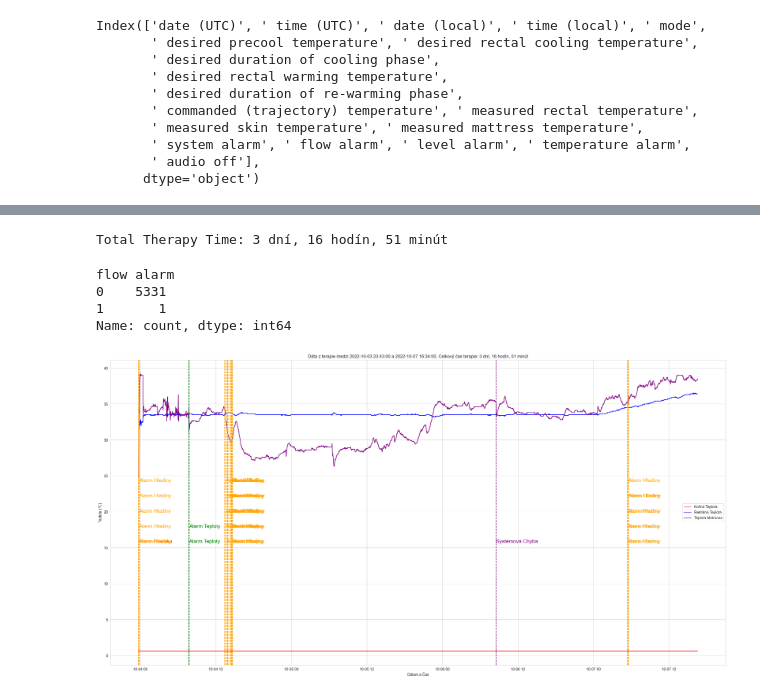
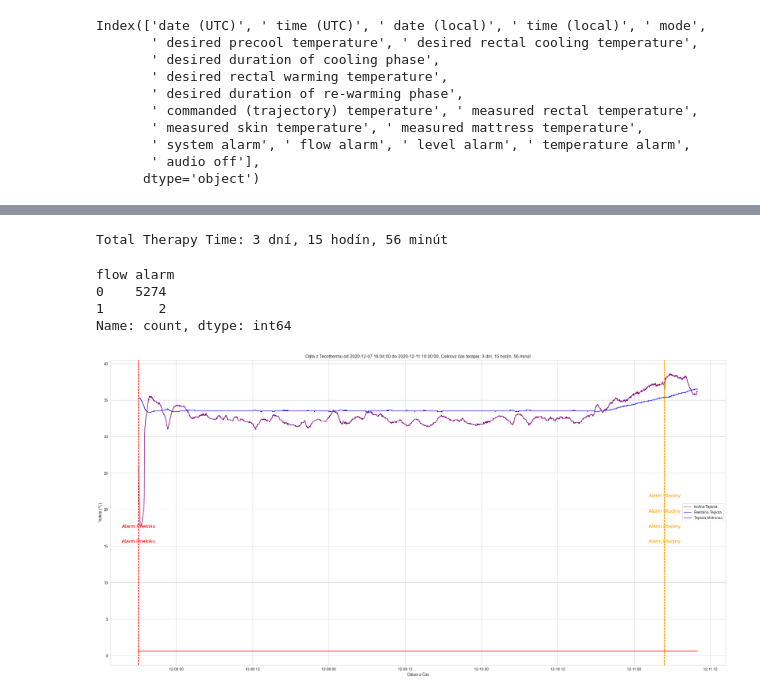
Before and after one commit to igikiss/Portfolio, a Jupyter notebook: OAM/Tecotherm-1.ipynb, the cells around one changed output, grey strips where cells are left out. Saved outputs shown, nothing was run; the diff lists cells and outputs as text; code cells hidden in the pictures.

```diff
--- a/OAM/Tecotherm-1.ipynb
+++ b/OAM/Tecotherm-1.ipynb
@@ -14,7 +14,7 @@ def read_data(file):
 
     return data
 # %%
-data = read_data('/Volumes/NO NAME/log/20221003_234221.csv')
+data = read_data('/Volumes/NO NAME/log/20201207_180305.csv')
 # %%
 data.columns
 # %% [output]
@@ -103,14 +120,14 @@ total_therapy_time = f"{days} dní, {hours} hodín, {minutes} minút"
 
 print("Total Therapy Time:", total_therapy_time)
 # %% [output]
-Total Therapy Time: 3 dní, 16 hodín, 51 minút
+Total Therapy Time: 3 dní, 15 hodín, 56 minút
 # %%
 alarms = data['flow alarm'].value_counts()
 alarms
 # %% [output]
 flow alarm
-0    5331
-1       1
+0    5274
+1       2
 Name: count, dtype: int64
 # %%
 flow_alarm = data[data['flow alarm'] == 1]['datetime (local)']
@@ -138,21 +155,21 @@ def vertical_alarm_line(alarm_data: List[float], color: str, text: str) -> None:
 # %%
 sns.set_style('whitegrid')
 plt.figure(figsize=(30, 15))
 sns.lineplot(x='datetime (local)', y='measured skin temperature', data=data, color='red', label='Kožná Teplota')
 sns.lineplot(x='datetime (local)', y='measured rectal temperature', data=data, color='blue', label='Rektálna Teplota')
 sns.lineplot(x='datetime (local)', y='measured mattress temperature', data=data, color='purple', label='Teplota Matracea')
 #sns.lineplot(x='datetime (local)', y='desired rectal warming temperature', data=data, color='green', label='Požadovaná Teplota', linestyle='-.')
 vertical_alarm_line(temperature_alarm, 'green', 'Alarm Teploty')
 vertical_alarm_line(flow_alarm, 'red', 'Alarm Prietoku')
 vertical_alarm_line(system_alarm, 'purple', 'Systémová Chyba')
 vertical_alarm_line(level_alarm, 'orange', 'Alarm Hladiny')
 #vertical_alarm_line(alarm_off, 'orange', 'Level Alarm')
 plt.ylabel('Teplota (°C)')
 plt.xlabel('Dátum a Čas')
-plt.title(f'Dáta z terapie medzi {start_date} a {end_date}, Celkový čas terapie: {total_therapy_time}')
+plt.title(f'Dáta z Tecothermu od {start_date} do {end_date}, Celkový čas terapie: {total_therapy_time}')
 
 plt.legend()
 
 plt.show()
 # %% [output]
-[figure, old version]
+[figure, new version]
```
Also changed, not shown: parts of 7 cells of this notebook, 1 other file.
